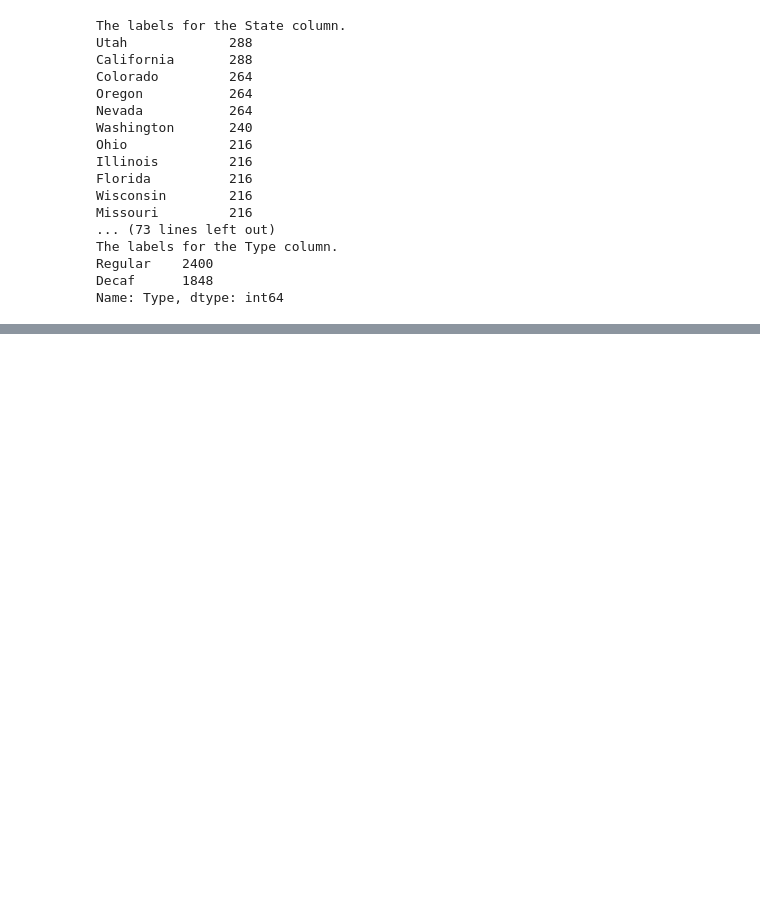
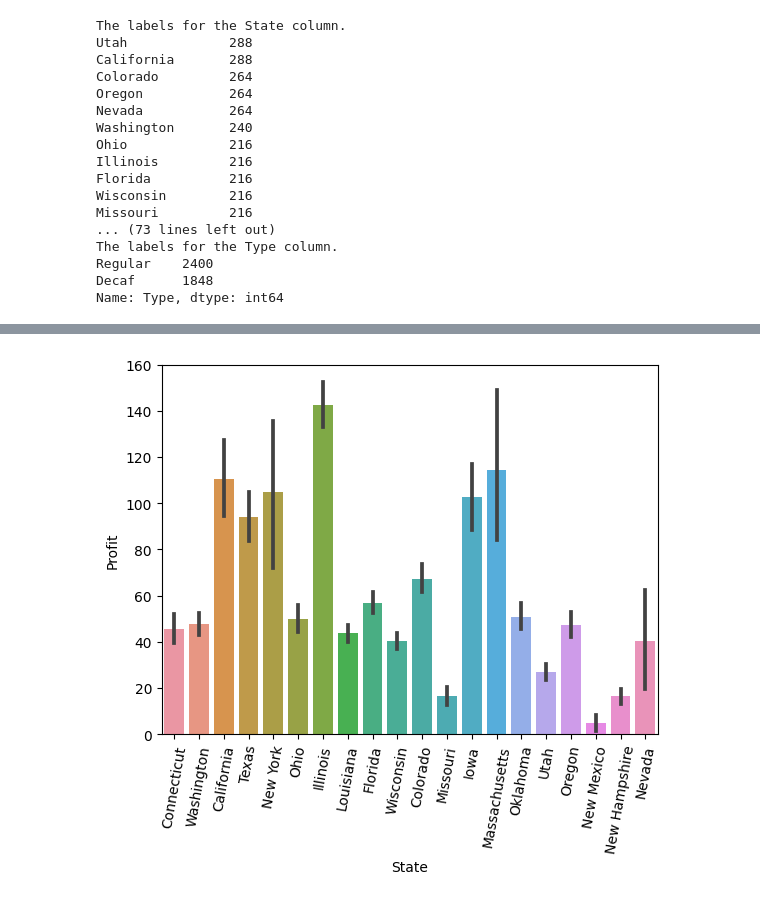
Before and after one commit to mvince33/us_stores_sales, a Jupyter notebook: us_stores_sales.ipynb, the cells around one changed output, grey strips where cells are left out. Saved outputs shown, nothing was run; the diff lists cells and outputs as text; code cells hidden in the pictures; blank space fills up the shorter version.

```diff
--- a/us_stores_sales.ipynb
+++ b/us_stores_sales.ipynb
@@ -83,0 +113,6 @@ Name: Type, dtype: int64
+# %%
+# Barplot of Profic vs. State
+sns.barplot(data = df, x = 'State', y = 'Profit');
+plt.xticks(rotation = 80);
+# %% [output]
+[figure, added]
```
Also changed, not shown: parts of 4 cells of this notebook.
